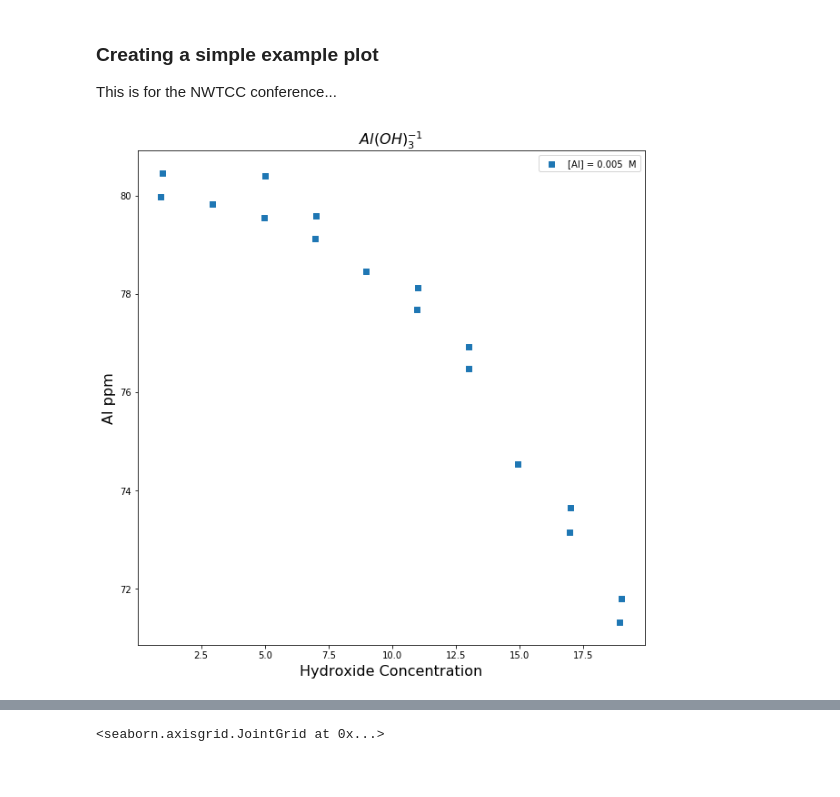
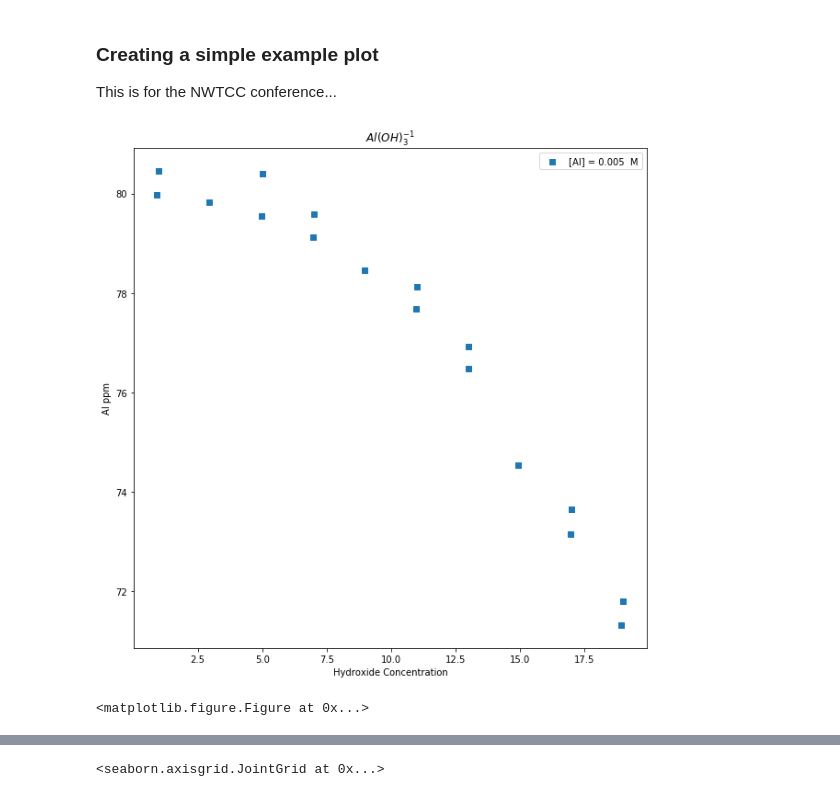
Before and after one commit to biggstd/pyluminate, a Jupyter notebook: notebooks/Al Review Figures.ipynb, the cells around one changed output, grey strips where cells are left out. Saved outputs shown, nothing was run; the diff lists cells and outputs as text; code cells hidden in the pictures.

```diff
--- a/notebooks/Al Review Figures.ipynb
+++ b/notebooks/Al Review Figures.ipynb
@@ -235,23 +282,25 @@ This is for the NWTCC conference...
 # %%
 small_data = AlNMRData[(AlNMRData.Al_concentration == 0.005) & (AlNMRData.counter_ion == 'Na+')]
 
 fig1, ax1 = plt.subplots(figsize=(10,10))
 plt.scatter(
     x=small_data.OH_concentration,
     y=small_data.Al_ppm,
     label="[Al] = " + str(small_data.Al_concentration[0]) + "  M",
     marker=",",
 )
 
-plt.ylabel("Al ppm", fontsize=16)
-plt.xlabel("Hydroxide Concentration", fontsize=16)
+plt.ylabel("Al ppm")
+plt.xlabel("Hydroxide Concentration")
 # plt.rc('text', usetex=True)
-plt.title(r"$Al(OH)_3^{-1}$ ", fontsize=16)
+plt.title(r"$Al(OH)_3^{-1}$ ")
 ax1.legend()
 
 plt.show()
+plt.savefig("simple_nmr.svg")
 # %% [output]
-[figure, old version]
+[figure, new version]
+<matplotlib.figure.Figure at 0x...>
 # %%
 fig1, ax1 = plt.subplots(figsize=(10,10))
 # ax1.set(xscale="log")
```
Also changed, not shown: parts of 9 cells of this notebook.
